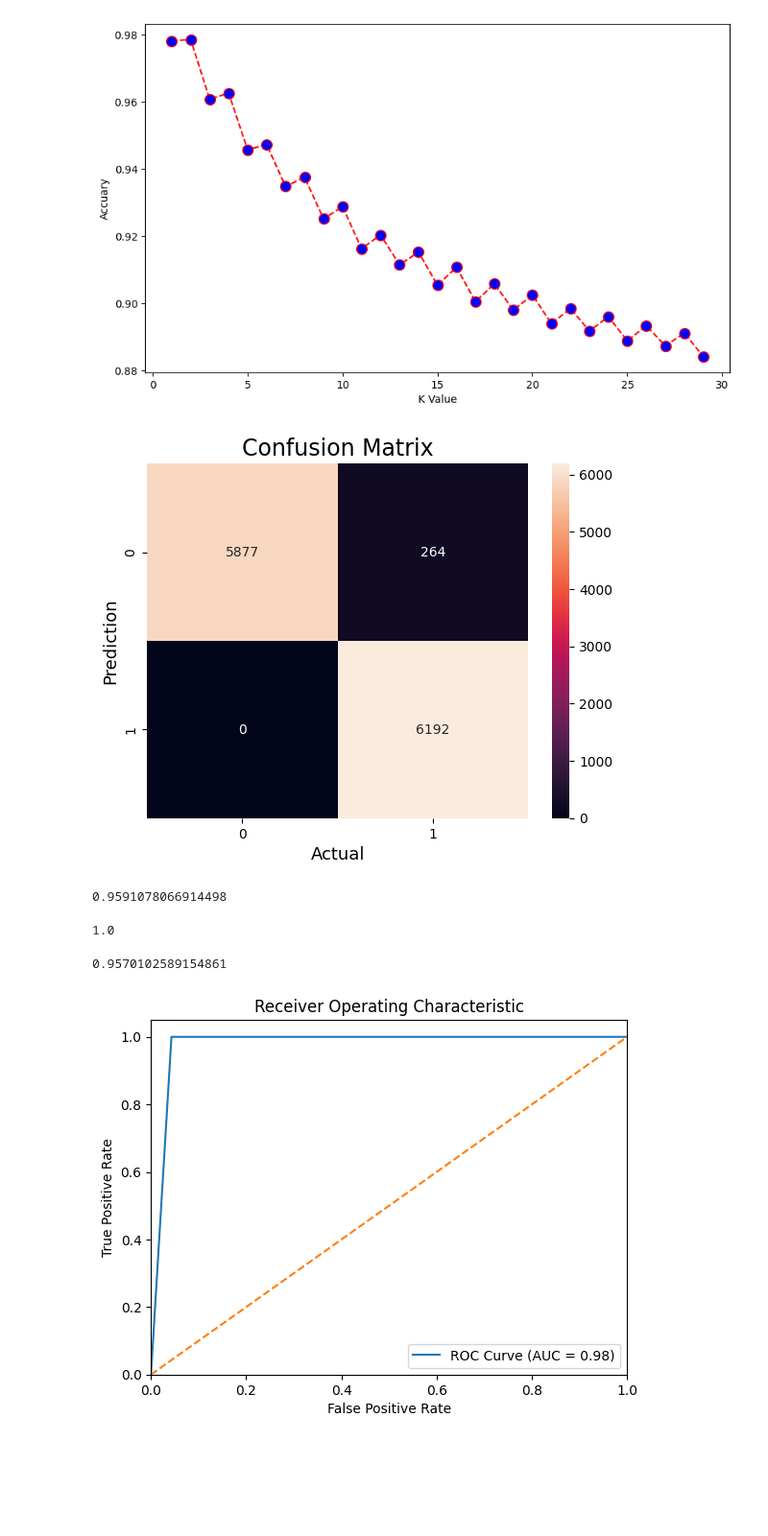
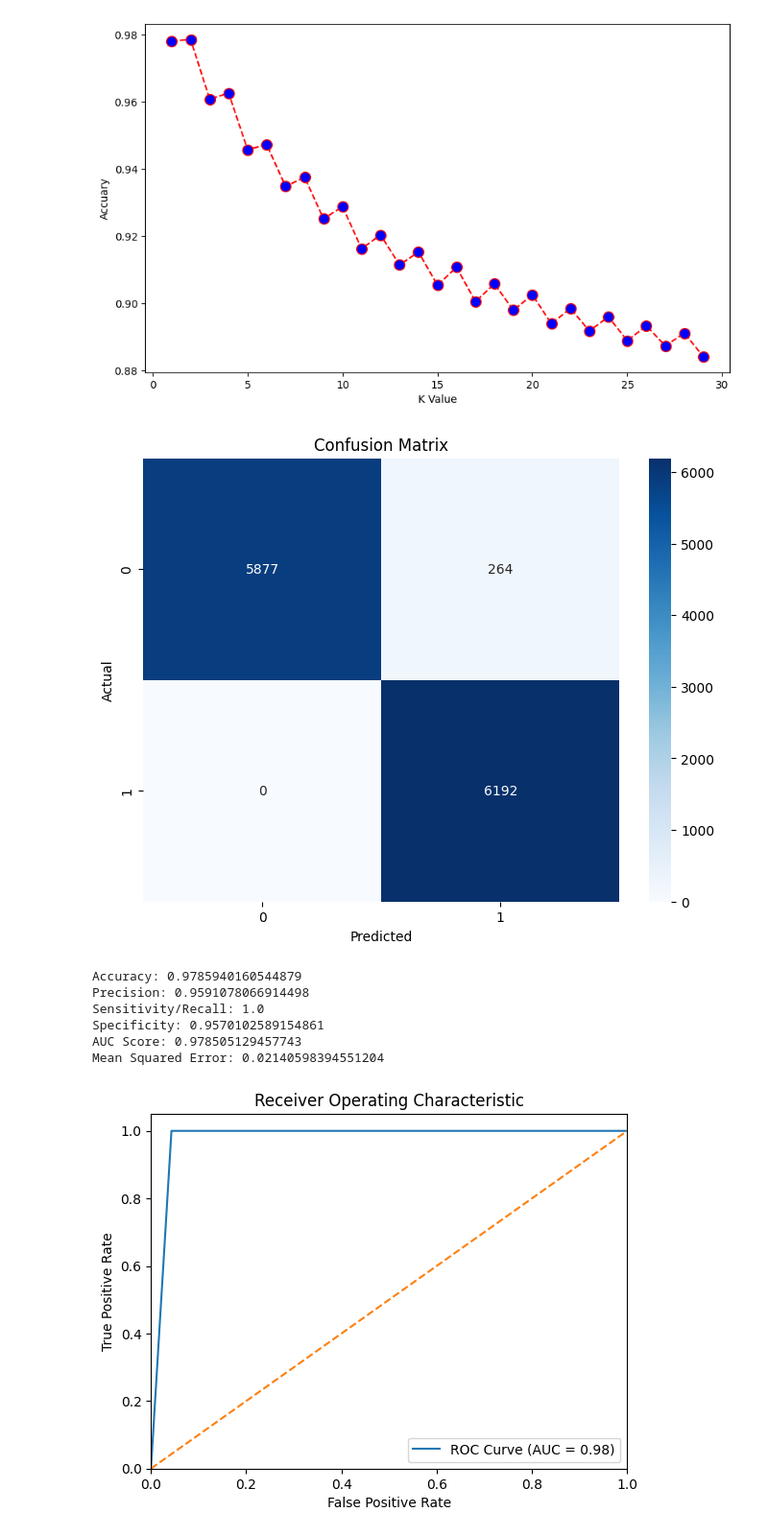
Before and after one commit to MariamHossam01/Epileptic-Seizure-Detection-in-EEGs, a Jupyter notebook: knn.ipynb, the cells around one changed output. Shown at 96% size. Saved outputs shown, nothing was run; the diff lists cells and outputs as text; code cells hidden in the pictures; blank space fills up the shorter version.

```diff
--- a/knn.ipynb
+++ b/knn.ipynb
@@ -118,36 +120,57 @@ plt.ylabel('Accuary')
 Text(0, 0.5, 'Accuary')
 [figure]
 # %%
-from sklearn.metrics import confusion_matrix
+
+
+# Calculate and display the confusion matrix
 y_pred = knn.predict(X_test)
-cm=confusion_matrix(y_test, y_pred)
-#Plot the confusion matrix.
-sns.heatmap(cm,annot=True,fmt='g')
-plt.ylabel('Prediction',fontsize=13)
-plt.xlabel('Actual',fontsize=13)
-plt.title('Confusion Matrix',fontsize=17)
+
+cm = confusion_matrix(y_test, y_pred)
+plt.figure(figsize=(8, 6))
+sns.heatmap(cm, annot=True, fmt='d', cmap='Blues')
+plt.xlabel('Predicted')
+plt.ylabel('Actual')
+plt.title('Confusion Matrix')
 plt.show()
 # %% [output]
-[figure, old version]
+[figure, new version]
 # %%
+
+# assuming y_test and y_pred are the true and predicted labels, respectively
+# calculate the confusion matrix
+tn, fp, fn, tp = confusion_matrix(y_test, y_pred).ravel()
+
+# calculate the accuracy
+accuracy = accuracy_score(y_test, y_pred)
+
+# calculate the precision
 precision = precision_score(y_test, y_pred)
-precision
+
+# calculate the sensitivity/recall
+sensitivity = recall_score(y_test, y_pred)
+
+# calculate the specificity
+specificity = tn / (tn + fp)
+
+# calculate the AUC score
+auc_score = roc_auc_score(y_test, y_pred)
+
+# print the results
+print("Accuracy:", accuracy)
+print("Precision:", precision)
+print("Sensitivity/Recall:", sensitivity)
+print("Specificity:", specificity)
+print("AUC Score:",auc_score)
+# Calculate the mean squared error
+mse = mean_squared_error(y_test, y_pred)
+print("Mean Squared Error:", mse)
 # %% [output]
-0.9591078066914498
+Accuracy: 0.9785940160544879
+Precision: 0.9591078066914498
+Sensitivity/Recall: 1.0
+Specificity: 0.9570102589154861
+AUC Score: 0.978505129457743
+Mean Squared Error: 0.02140598394551204
-# %%
-sensitivity = recall_score(y_test, y_pred)
-sensitivity
-# %% [output]
-1.0
-# %%
-# Extract true negative and false positive values from confusion matrix
-tn, fp, fn, tp = cm.ravel()
-
-# Calculate specificity
-specificity = tn / (tn + fp)
-specificity
-# %% [output]
-0.9570102589154861
 # %%
 # Make predictions on the test set
 y_pred = knn.predict_proba(X_test)[:, 1]
```
Also changed, not shown: parts of 4 cells of this notebook, 3 other files.
